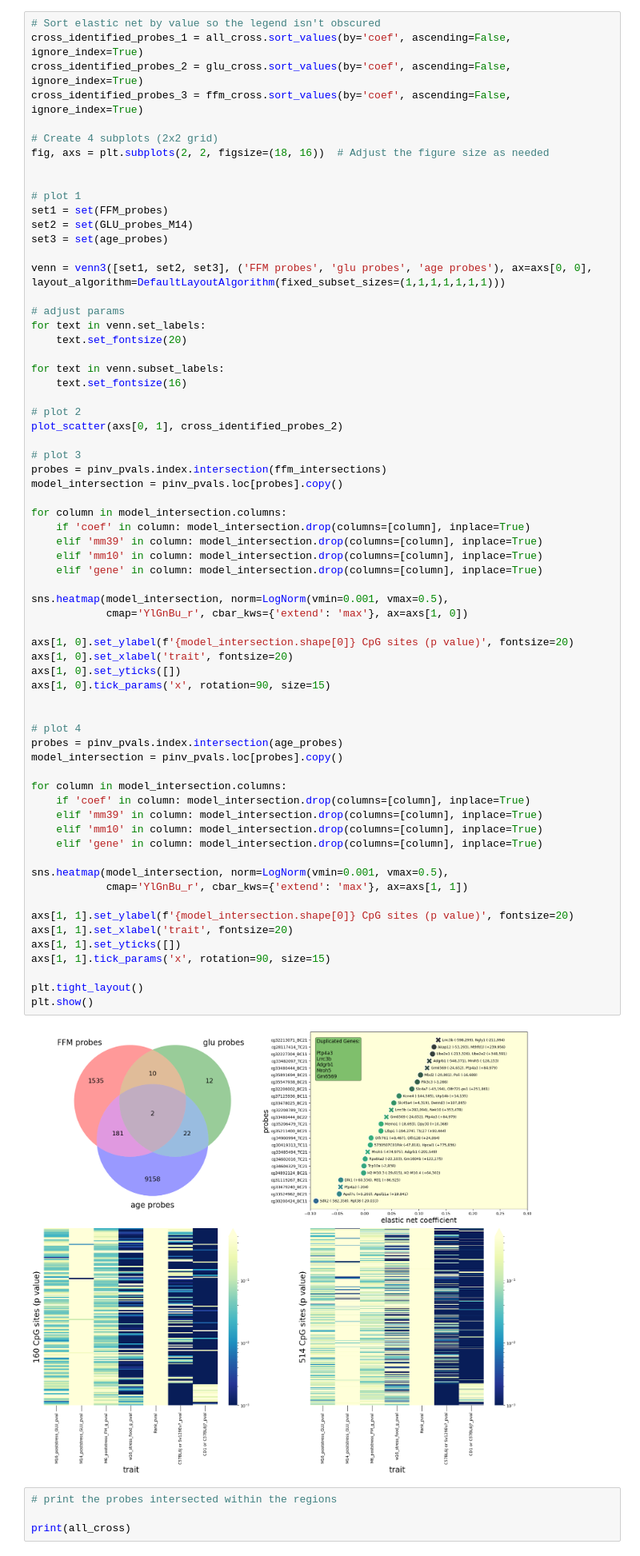
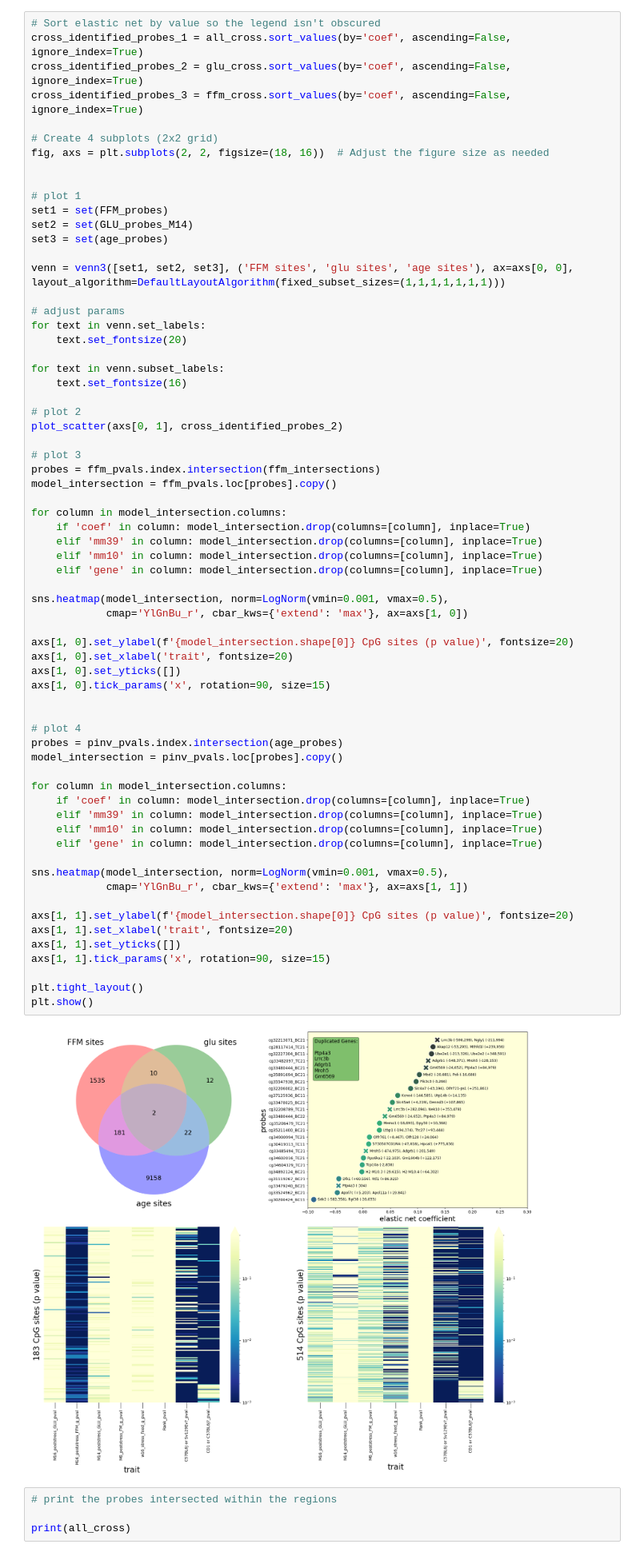
Before and after one commit to SamAndTheSun/CSS_healthspan_epigenetics, a Jupyter notebook: model_intersection_analysis.ipynb, the cells around one changed output. Shown at 80% size. Cells and saved outputs as stored; diff of their text form.

Commit message:
change probes to sites and add FFM to plot 3

```diff
--- a/model_intersection_analysis.ipynb
+++ b/model_intersection_analysis.ipynb
@@ -162,7 +159,7 @@ set1 = set(FFM_probes)
 set2 = set(GLU_probes_M14)
 set3 = set(age_probes)
 
-venn = venn3([set1, set2, set3], ('FFM probes', 'glu probes', 'age probes'), ax=axs[0, 0], layout_algorithm=DefaultLayoutAlgorithm(fixed_subset_sizes=(1,1,1,1,1,1,1)))
+venn = venn3([set1, set2, set3], ('FFM sites', 'glu sites', 'age sites'), ax=axs[0, 0], layout_algorithm=DefaultLayoutAlgorithm(fixed_subset_sizes=(1,1,1,1,1,1,1)))
 
 # adjust params
 for text in venn.set_labels:
@@ -175,8 +172,8 @@ for text in venn.subset_labels:
 plot_scatter(axs[0, 1], cross_identified_probes_2)
 
 # plot 3
-probes = pinv_pvals.index.intersection(ffm_intersections)
-model_intersection = pinv_pvals.loc[probes].copy()
+probes = ffm_pvals.index.intersection(ffm_intersections)
+model_intersection = ffm_pvals.loc[probes].copy()
 
 for column in model_intersection.columns:
     if 'coef' in column: model_intersection.drop(columns=[column], inplace=True)
@@ -187,34 +184,34 @@ for column in model_intersection.columns:
 sns.heatmap(model_intersection, norm=LogNorm(vmin=0.001, vmax=0.5),
             cmap='YlGnBu_r', cbar_kws={'extend': 'max'}, ax=axs[1, 0])
 
 axs[1, 0].set_ylabel(f'{model_intersection.shape[0]} CpG sites (p value)', fontsize=20)
 axs[1, 0].set_xlabel('trait', fontsize=20)
 axs[1, 0].set_yticks([])
 axs[1, 0].tick_params('x', rotation=90, size=15)
 
 
 # plot 4
 probes = pinv_pvals.index.intersection(age_probes)
 model_intersection = pinv_pvals.loc[probes].copy()
 
 for column in model_intersection.columns:
     if 'coef' in column: model_intersection.drop(columns=[column], inplace=True)
     elif 'mm39' in column: model_intersection.drop(columns=[column], inplace=True)
     elif 'mm10' in column: model_intersection.drop(columns=[column], inplace=True)
     elif 'gene' in column: model_intersection.drop(columns=[column], inplace=True)
 
 sns.heatmap(model_intersection, norm=LogNorm(vmin=0.001, vmax=0.5),
             cmap='YlGnBu_r', cbar_kws={'extend': 'max'}, ax=axs[1, 1])
 
 axs[1, 1].set_ylabel(f'{model_intersection.shape[0]} CpG sites (p value)', fontsize=20)
 axs[1, 1].set_xlabel('trait', fontsize=20)
 axs[1, 1].set_yticks([])
 axs[1, 1].tick_params('x', rotation=90, size=15)
 
 plt.tight_layout()
 plt.show()
 # %% [output]
-[figure, old version]
+[figure, new version]
 # %%
 # print the probes intersected within the regions
 
```
Also changed, not shown: parts of 1 cell of this notebook.
